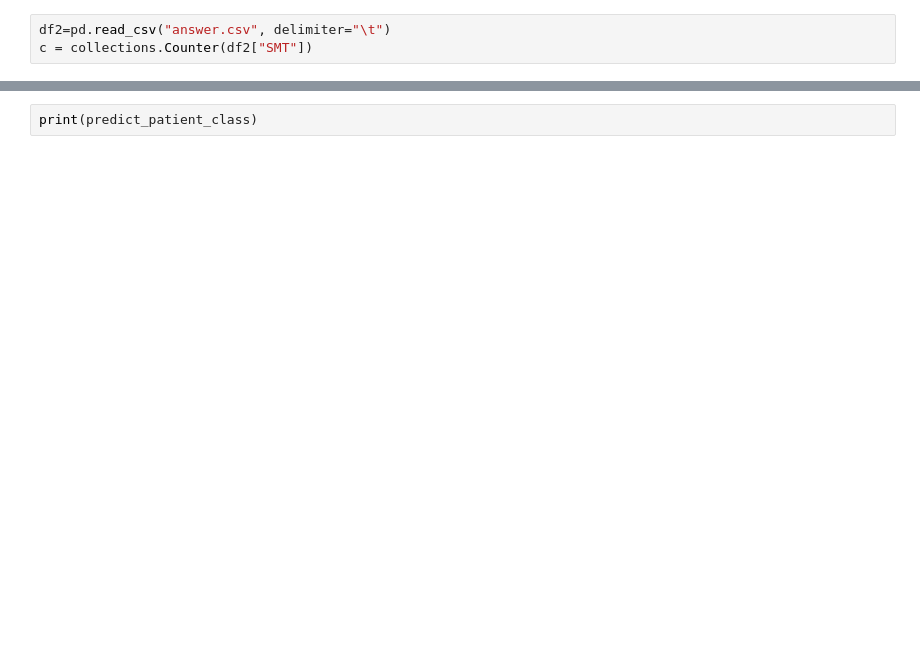
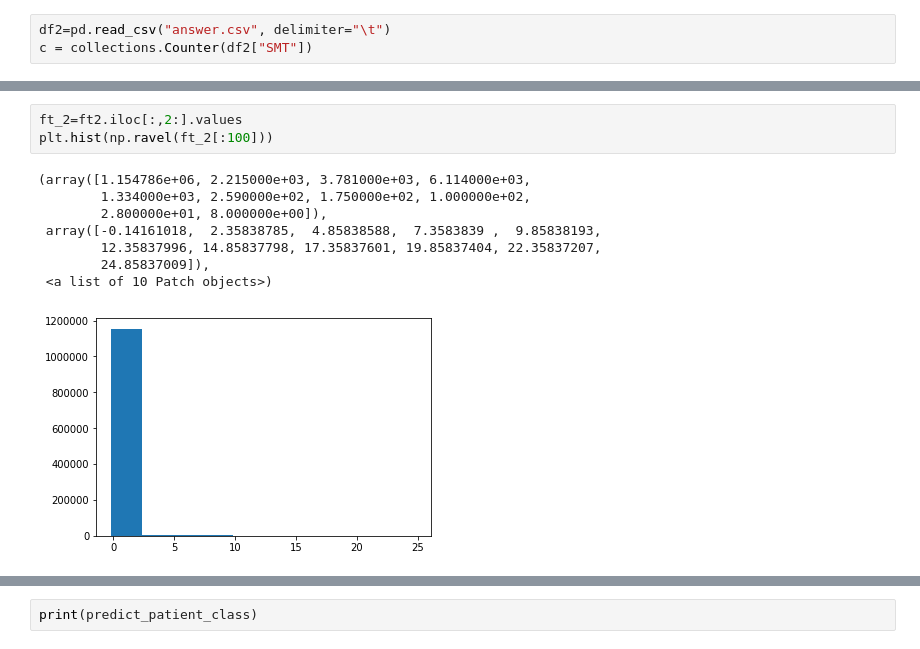
Before and after one commit to KyokoM/tsunodalab, a Jupyter notebook: patient_model_apply.ipynb, the cells around one changed output, grey strips where cells are left out. Cells and saved outputs as stored; diff of their text form; blank space fills up the shorter version.

```diff
--- a/patient_model_apply.ipynb
+++ b/patient_model_apply.ipynb
@@ -151 +222,13 @@ merged_tsv3=merge_tsv2.fillna(merge_tsv2.iloc[tsv.shape[1]+2:,:].mean())
+# %%
+ft_2=ft2.iloc[:,2:].values
+plt.hist(np.ravel(ft_2[:100]))
+# %% [output]
+(array([1.154786e+06, 2.215000e+03, 3.781000e+03, 6.114000e+03,
+        1.334000e+03, 2.590000e+02, 1.750000e+02, 1.000000e+02,
+        2.800000e+01, 8.000000e+00]),
+ array([-0.14161018,  2.35838785,  4.85838588,  7.3583839 ,  9.85838193,
+        12.35837996, 14.85837798, 17.35837601, 19.85837404, 22.35837207,
+        24.85837009]),
+ <a list of 10 Patch objects>)
+[figure, added]
 # %%
```
Also changed, not shown: parts of 26 cells of this notebook.
